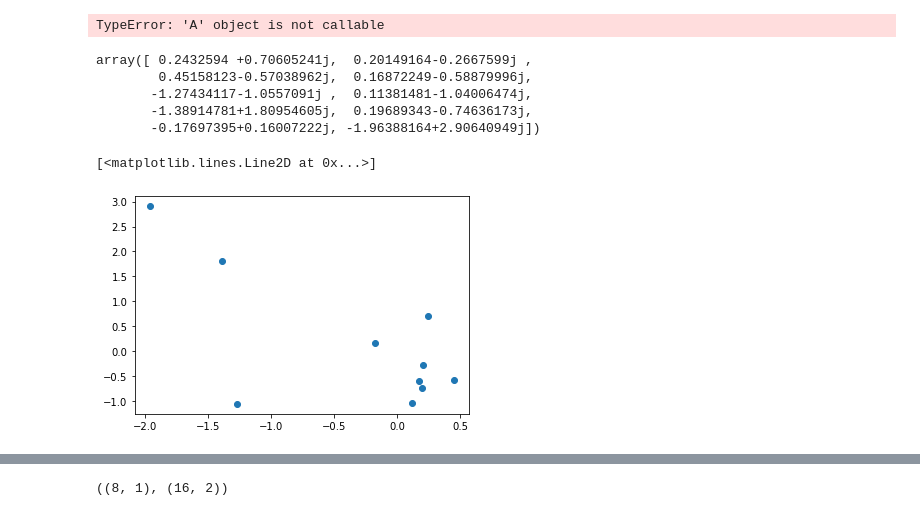
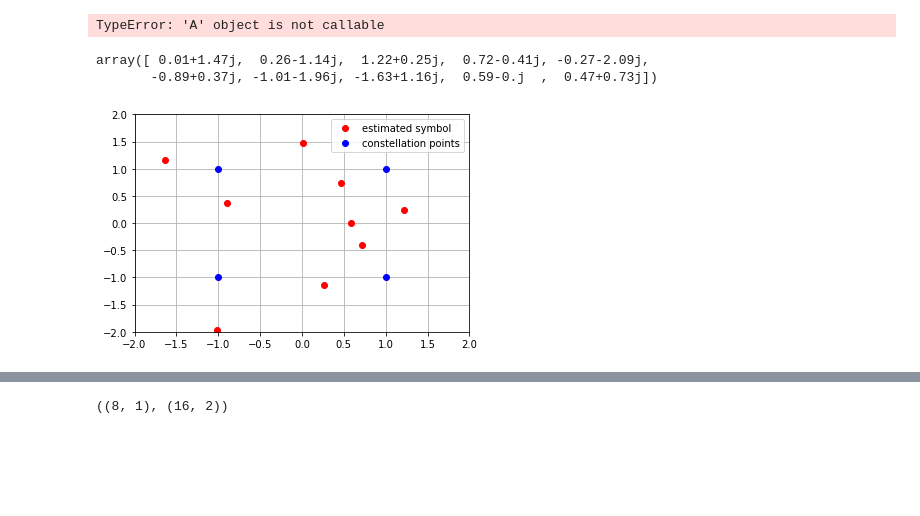
Before and after one commit to IISL-HYU/comm, a Jupyter notebook: practice.ipynb, the cells around one changed output, grey strips where cells are left out. Drawn from its saved outputs; the diff is of its cells as text; code cells hidden in the pictures; blank space fills up the shorter version.

Commit message:
practice nML symbol-space(two-stage)

```diff
--- a/practice.ipynb
+++ b/practice.ipynb
@@ -330,19 +330,21 @@ x_r = np.random.randn(10)
 x_i = np.random.randn(10)
 x = x_r + 1j * x_i
 cp_r = []
-# %%
-x
-# %% [output]
-array([ 0.2432594 +0.70605241j,  0.20149164-0.2667599j ,
-        0.45158123-0.57038962j,  0.16872249-0.58879996j,
-       -1.27434117-1.0557091j ,  0.11381481-1.04006474j,
-       -1.38914781+1.80954605j,  0.19689343-0.74636173j,
-       -0.17697395+0.16007222j, -1.96388164+2.90640949j])
-# %%
-plt.plot(x_r, x_i, 'o')
-# %% [output]
-[<matplotlib.lines.Line2D at 0x...>]
-[figure, removed]
+# %%
+np.around(x, 2)
+# %% [output]
+array([ 0.01+1.47j,  0.26-1.14j,  1.22+0.25j,  0.72-0.41j, -0.27-2.09j,
+       -0.89+0.37j, -1.01-1.96j, -1.63+1.16j,  0.59-0.j  ,  0.47+0.73j])
+# %%
+plt.plot(x_r, x_i, 'ro', label='estimated symbol')
+plt.plot(cpoints.real, cpoints.imag, 'bo', label='constellation points')
+plt.grid()
+plt.xlim([-2, 2])
+plt.ylim([-2, 2])
+plt.legend()
+plt.show()
+# %% [output]
+[figure, added]
 # %%
 cpoints = np.array([
     -1-1j,
```
Also changed, not shown: parts of 9 cells of this notebook.
